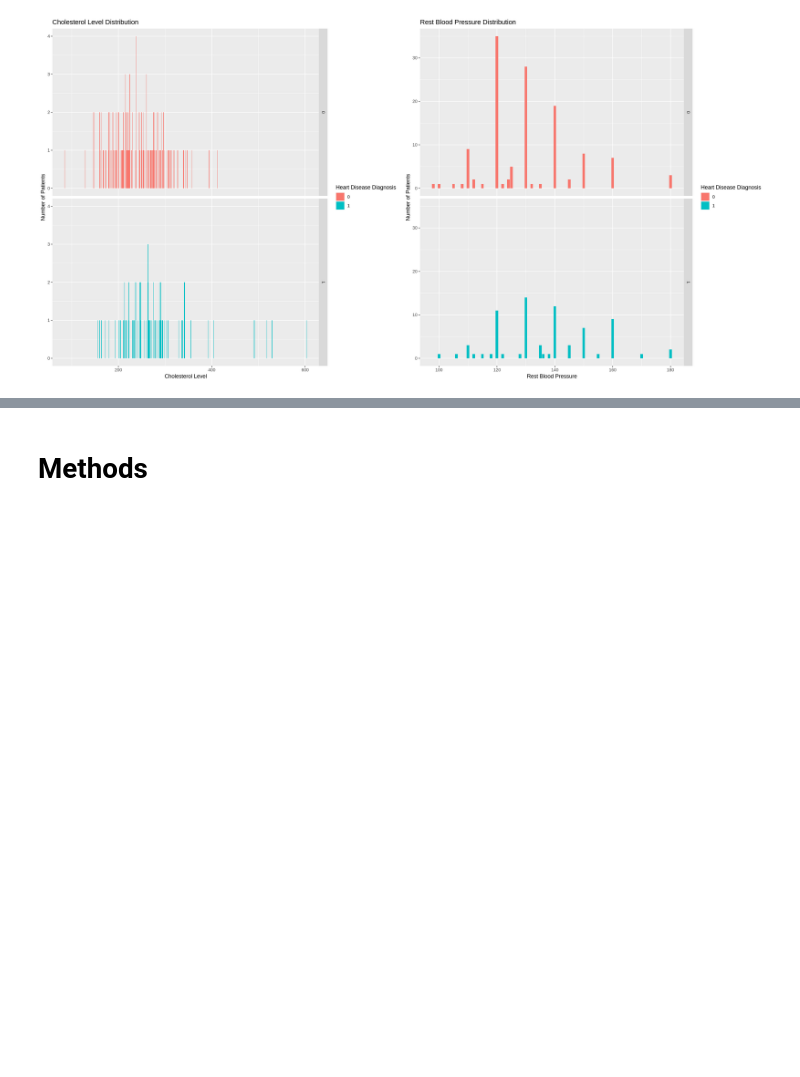
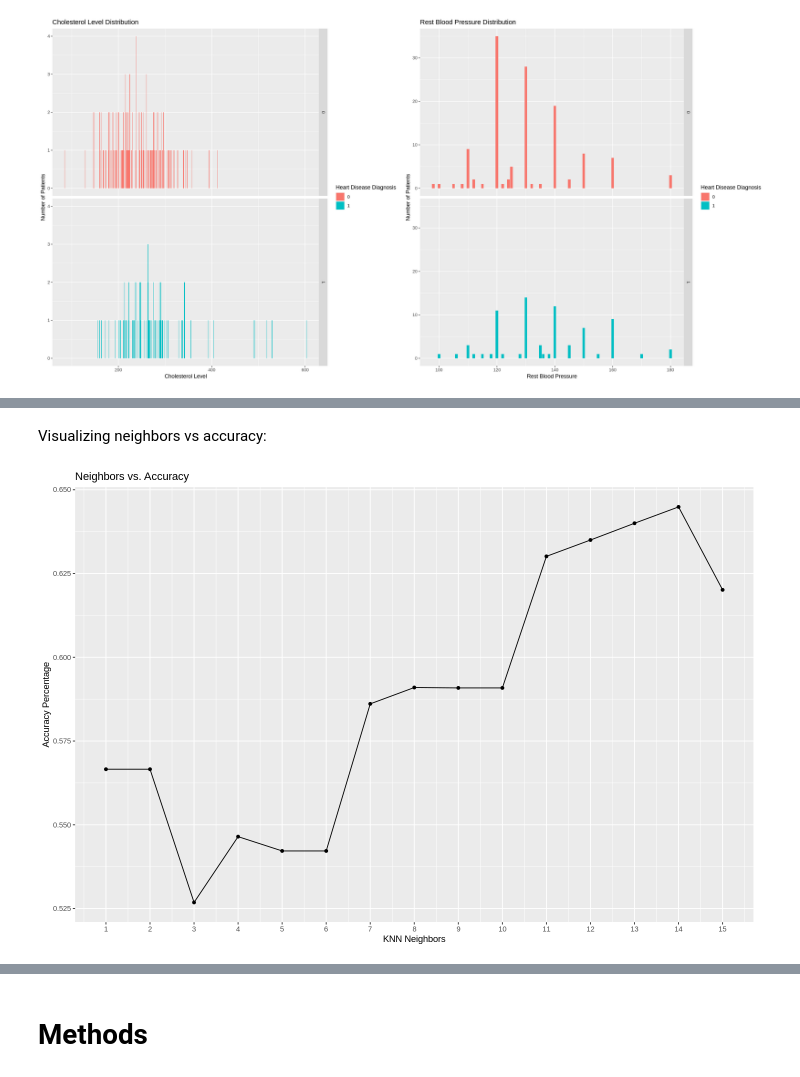
Before and after one commit to Tommy-Hu/dsci_100_heart_disease_project, a Jupyter notebook: Final Report.ipynb, the cells around one changed output, grey strips where cells are left out. Saved outputs shown, nothing was run; the diff lists cells and outputs as text; code cells hidden in the pictures; blank space fills up the shorter version.

Commit message:
Added code for choosing number of neighbors, making a model based on the result, and finding the accuracy of the model.

```diff
--- a/Final Report.ipynb
+++ b/Final Report.ipynb
@@ -168,16 +168,16 @@ A tibble: 1 × 4
 | <dbl> | <dbl> | <dbl> | <int> |
 | 3 | 254.4902 | 132.589 | 17 |
 # %%
-plottable_train_data <- data_train |>
+data_train <- data_train |>
     filter(chol != '?' & trestbps != '?') |>
     mutate(chol = as.numeric(chol), trestbps = as.numeric(trestbps), num = as.factor(num))
 
-chol_vs_count_data <- plottable_train_data |>
+chol_vs_count_data <- data_train |>
     group_by(chol, num) |>
     summarize(count = n()) |>
     ungroup()
 
-trestbps_vs_count_data <- plottable_train_data |>
+trestbps_vs_count_data <- data_train |>
     group_by(trestbps, num) |>
     summarize(count = n()) |>
     ungroup()
@@ -216,0 +219,20 @@ Warning message:
+# %%
+set.seed(3456)
+heart_vfold <- vfold_cv(data_train, v = 5, strata = num)
+heart_recipe <- recipe(num ~ chol + trestbps, data = data_train) |>
+   step_scale(all_predictors()) |>
+   step_center(all_predictors())
+# heart_recipe
+
+heart_tune <- nearest_neighbor(weight_func = "rectangular", neighbors = tune()) |>
+    set_engine("kknn") |>
+    set_mode("classification")
+# heart_tune
+
+heart_metrics <- workflow() |>
+    add_recipe(heart_recipe) |>
+    add_model(heart_tune) |>
+    tune_grid(resamples = heart_vfold, grid = tibble(neighbors = 1:15)) |>
+    collect_metrics()
+
+head(heart_metrics)
@@ -216,0 +249,20 @@ Warning message:
+# %% [markdown]
+Visualizing neighbors vs accuracy:
+# %%
+heart_results <- heart_metrics |>
+    filter(.metric == "accuracy") |>
+    select(neighbors, mean)
+# heart_results
+
+options(repr.plot.width = 12, repr.plot.height = 8)
+metric_plot <- heart_results |>
+    ggplot(aes(x = neighbors, y = mean)) +
+    geom_point() +
+    geom_line() +
+    scale_x_continuous(breaks = c(1:15)) +
+    ggtitle("Neighbors vs. Accuracy") +
+    labs(x = "KNN Neighbors", y = "Accuracy Percentage")
+
+metric_plot
+# %% [output]
+[figure, added]
```
Also changed, not shown: parts of 5 cells of this notebook.
